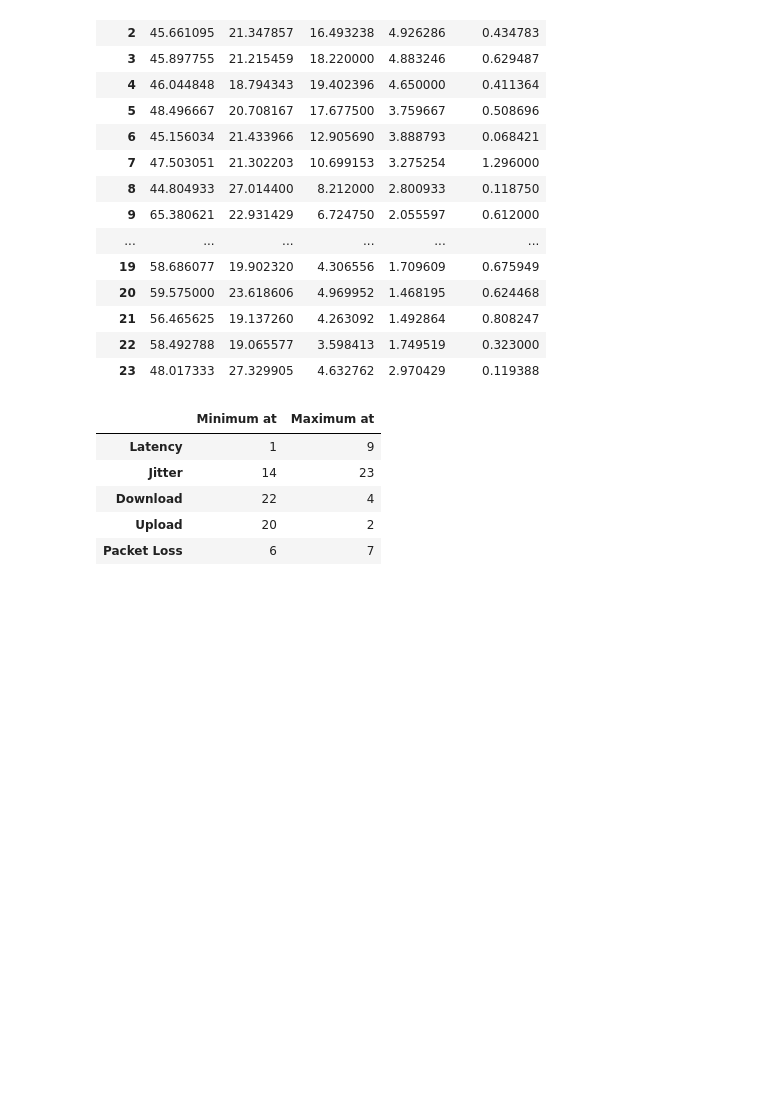
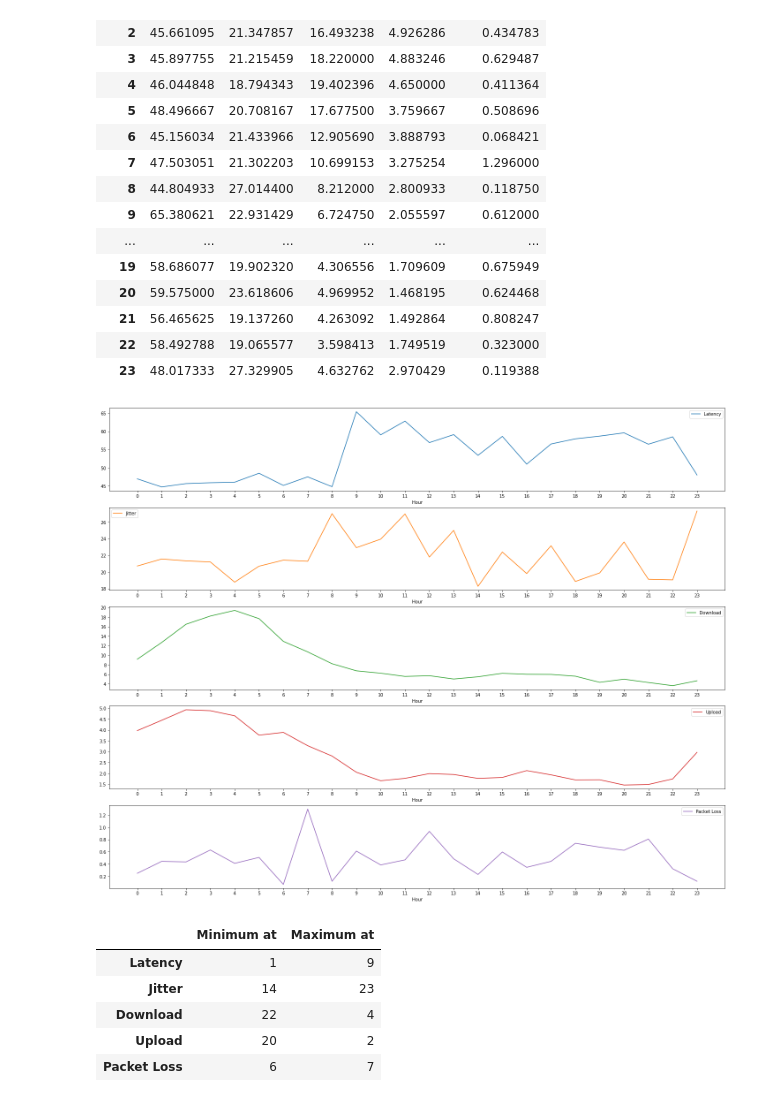
Before and after one commit to shanthiii/Internet-Analysis-Project, a Jupyter notebook: Internet_Analysis.ipynb, the cells around one changed output. Drawn from its saved outputs; the diff is of its cells as text; code cells hidden in the pictures; blank space fills up the shorter version.

```diff
--- a/Internet_Analysis.ipynb
+++ b/Internet_Analysis.ipynb
@@ -193,6 +198,11 @@ display(hour_analytics)
 | 21 | 56.465625 | 19.137260 | 4.263092 | 1.492864 | 0.808247 |
 | 22 | 58.492788 | 19.065577 | 3.598413 | 1.749519 | 0.323000 |
 | 23 | 48.017333 | 27.329905 | 4.632762 | 2.970429 | 0.119388 |
+# %%
+# Plot hour_analytics
+hour_plot=hour_analytics.plot(figsize=(25,20),subplots=True,sharex=False,xticks=range(24))
+# %% [output]
+[figure, added]
 # %%
 display(pd.DataFrame({'Minimum at':hour_analytics.idxmin(),'Maximum at':hour_analytics.idxmax()}))
 # %% [output]
```
Also changed, not shown: parts of 5 cells of this notebook.
